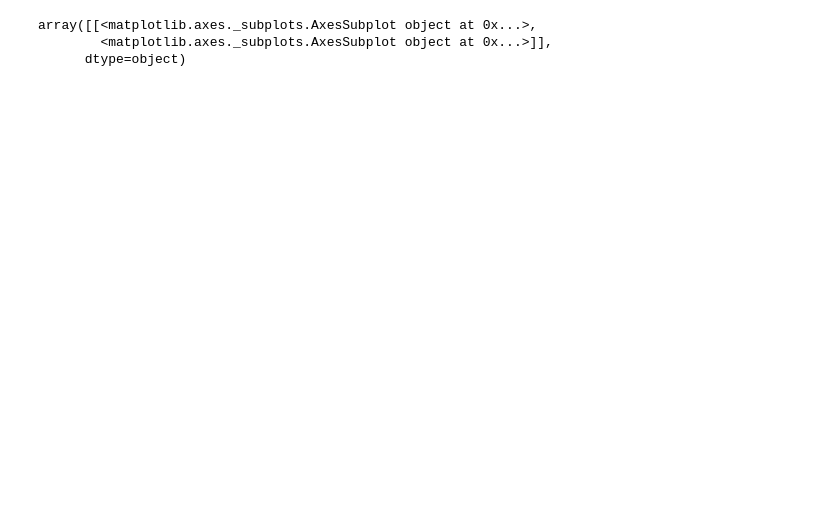
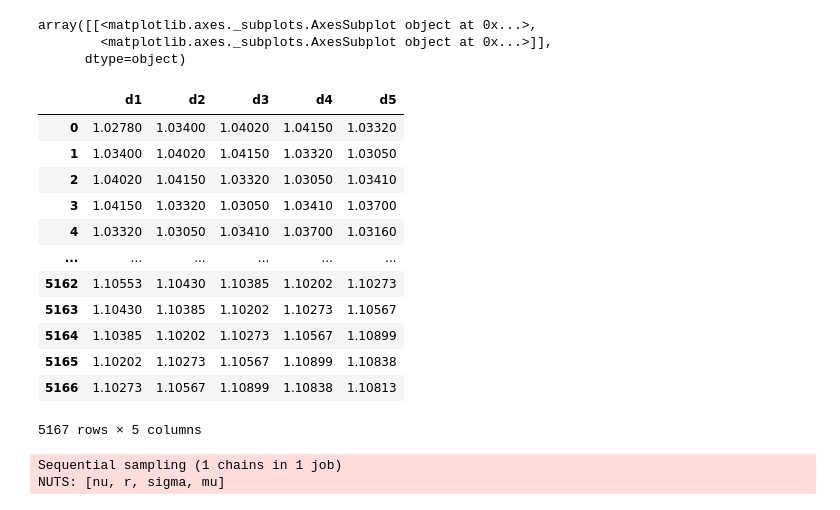
Before and after one commit to RandomKori/Forex_statistics, a Jupyter notebook: Euro 2.ipynb, the cells around one changed output. Cells and saved outputs as stored; diff of their text form; code cells hidden in the pictures; blank space fills up the shorter version.

```diff
--- a/Euro 2.ipynb
+++ b/Euro 2.ipynb
@@ -162,3 +161,34 @@ pm.traceplot(robust_trace['r'])
 array([[<matplotlib.axes._subplots.AxesSubplot object at 0x...>,
         <matplotlib.axes._subplots.AxesSubplot object at 0x...>]],
       dtype=object)
+# %%
+ln=d['high'].values
+win = 5
+v = as_strided(ln, (len(d) - (win - 1), win), (ln.strides * 2))
+wn=pd.DataFrame(v,columns=['d1','d2','d3','d4','d5'])
+wn
+# %% [output]
+|  | d1 | d2 | d3 | d4 | d5 |
+| 0 | 1.02780 | 1.03400 | 1.04020 | 1.04150 | 1.03320 |
+| 1 | 1.03400 | 1.04020 | 1.04150 | 1.03320 | 1.03050 |
+| 2 | 1.04020 | 1.04150 | 1.03320 | 1.03050 | 1.03410 |
+| 3 | 1.04150 | 1.03320 | 1.03050 | 1.03410 | 1.03700 |
+| 4 | 1.03320 | 1.03050 | 1.03410 | 1.03700 | 1.03160 |
+| ... | ... | ... | ... | ... | ... |
+| 5162 | 1.10553 | 1.10430 | 1.10385 | 1.10202 | 1.10273 |
+| 5163 | 1.10430 | 1.10385 | 1.10202 | 1.10273 | 1.10567 |
+| 5164 | 1.10385 | 1.10202 | 1.10273 | 1.10567 | 1.10899 |
+| 5165 | 1.10202 | 1.10273 | 1.10567 | 1.10899 | 1.10838 |
+| 5166 | 1.10273 | 1.10567 | 1.10899 | 1.10838 | 1.10813 |
+5167 rows × 5 columns
+# %%
+data1=wn.iloc[:,0:2].values
+robust_model = analyze_robust1(data1)
+with robust_model:
+    step = pm.Metropolis()
+    robust_trace = pm.sample(2000, tune=500, step=pm.NUTS(), chains=1, init='nuts')
+
+print(pm.summary(robust_trace))
+# %% [output]
+Sequential sampling (1 chains in 1 job)
+NUTS: [nu, r, sigma, mu]
```
Also changed, not shown: parts of 2 cells of this notebook.
